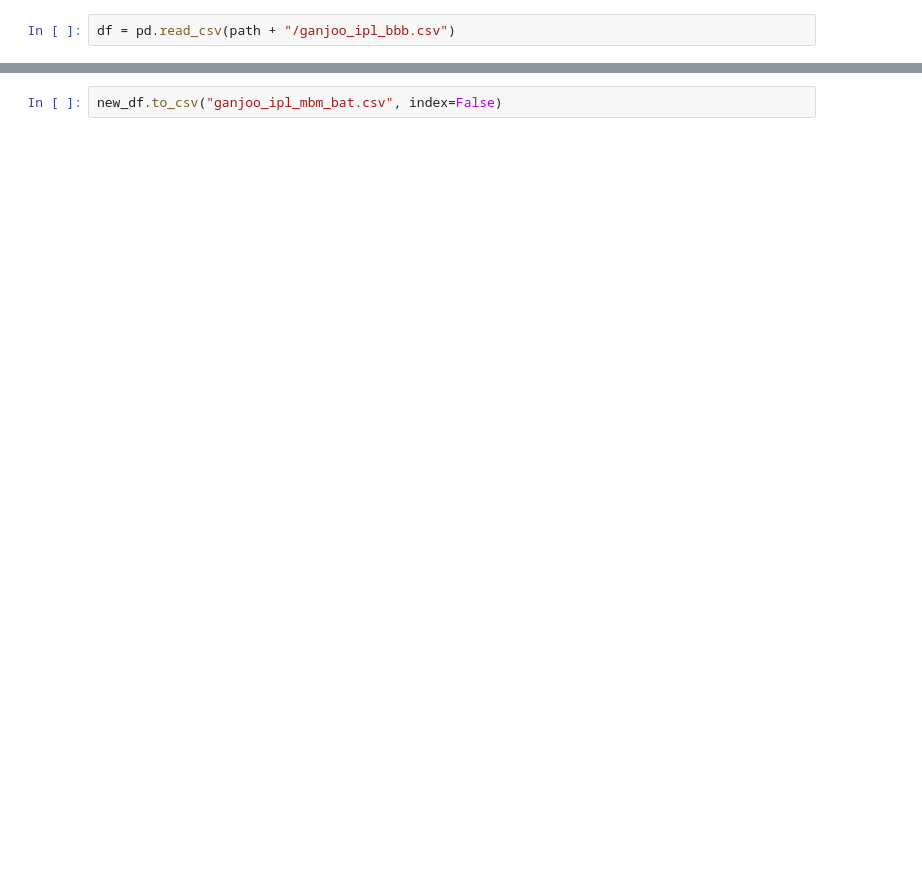
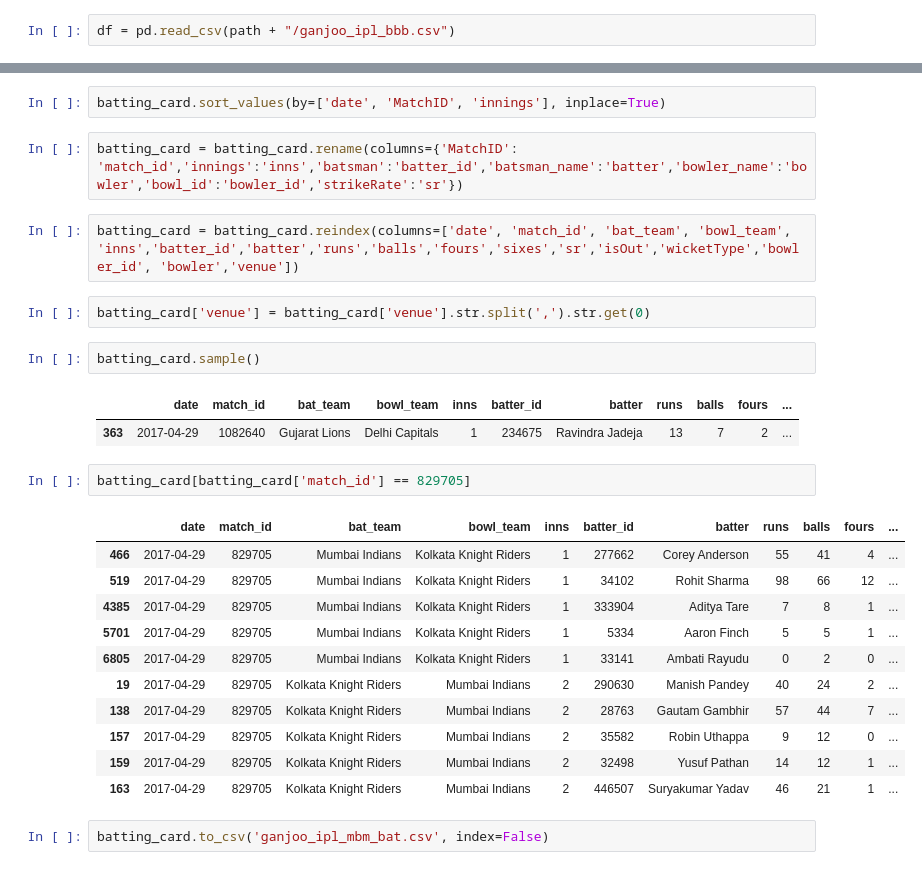
Before and after one commit to ShekhawaTTiku/IPL_Fantasy_Cricket_Team_Generator, a Jupyter notebook: notebooks/ganjoo_ipl_bbb_to_mbm_bat.ipynb, the cells around one changed output, grey strips where cells are left out. Saved outputs shown, nothing was run; the diff lists cells and outputs as text; blank space fills up the shorter version.

Commit message:
updated batting records

```diff
--- a/notebooks/ganjoo_ipl_bbb_to_mbm_bat.ipynb
+++ b/notebooks/ganjoo_ipl_bbb_to_mbm_bat.ipynb
@@ -117,2 +172,29 @@ new_df = process_batting_scorecard_from_kaggle(df)
+# %%
+batting_card.sort_values(by=['date', 'MatchID', 'innings'], inplace=True)
+# %%
+batting_card = batting_card.rename(columns={'MatchID': 'match_id','innings':'inns','batsman':'batter_id','batsman_name':'batter','bowler_name':'bowler','bowl_id':'bowler_id','strikeRate':'sr'})
+# %%
+batting_card = batting_card.reindex(columns=['date', 'match_id', 'bat_team', 'bowl_team', 'inns','batter_id','batter','runs','balls','fours','sixes','sr','isOut','wicketType','bowler_id', 'bowler','venue'])
+# %%
+batting_card['venue'] = batting_card['venue'].str.split(',').str.get(0)
+# %%
+batting_card.sample()
+# %% [output]
+|  | date | match_id | bat_team | bowl_team | inns | batter_id | batter | runs | balls | fours | ... |
+| 363 | 2017-04-29 | 1082640 | Gujarat Lions | Delhi Capitals | 1 | 234675 | Ravindra Jadeja | 13 | 7 | 2 | ... |
+# %%
+batting_card[batting_card['match_id'] == 829705]
+# %% [output]
+|  | date | match_id | bat_team | bowl_team | inns | batter_id | batter | runs | balls | fours | ... |
+| 466 | 2017-04-29 | 829705 | Mumbai Indians | Kolkata Knight Riders | 1 | 277662 | Corey Anderson | 55 | 41 | 4 | ... |
+| 519 | 2017-04-29 | 829705 | Mumbai Indians | Kolkata Knight Riders | 1 | 34102 | Rohit Sharma | 98 | 66 | 12 | ... |
+| 4385 | 2017-04-29 | 829705 | Mumbai Indians | Kolkata Knight Riders | 1 | 333904 | Aditya Tare | 7 | 8 | 1 | ... |
+| 5701 | 2017-04-29 | 829705 | Mumbai Indians | Kolkata Knight Riders | 1 | 5334 | Aaron Finch | 5 | 5 | 1 | ... |
+| 6805 | 2017-04-29 | 829705 | Mumbai Indians | Kolkata Knight Riders | 1 | 33141 | Ambati Rayudu | 0 | 2 | 0 | ... |
+| 19 | 2017-04-29 | 829705 | Kolkata Knight Riders | Mumbai Indians | 2 | 290630 | Manish Pandey | 40 | 24 | 2 | ... |
+| 138 | 2017-04-29 | 829705 | Kolkata Knight Riders | Mumbai Indians | 2 | 28763 | Gautam Gambhir | 57 | 44 | 7 | ... |
+| 157 | 2017-04-29 | 829705 | Kolkata Knight Riders | Mumbai Indians | 2 | 35582 | Robin Uthappa | 9 | 12 | 0 | ... |
+| 159 | 2017-04-29 | 829705 | Kolkata Knight Riders | Mumbai Indians | 2 | 32498 | Yusuf Pathan | 14 | 12 | 1 | ... |
+| 163 | 2017-04-29 | 829705 | Kolkata Knight Riders | Mumbai Indians | 2 | 446507 | Suryakumar Yadav | 46 | 21 | 1 | ... |
 # %%
-new_df.to_csv("ganjoo_ipl_mbm_bat.csv", index=False)
+batting_card.to_csv('ganjoo_ipl_mbm_bat.csv', index=False)
```
Also changed, not shown: parts of 10 cells of this notebook, 1 other file.
